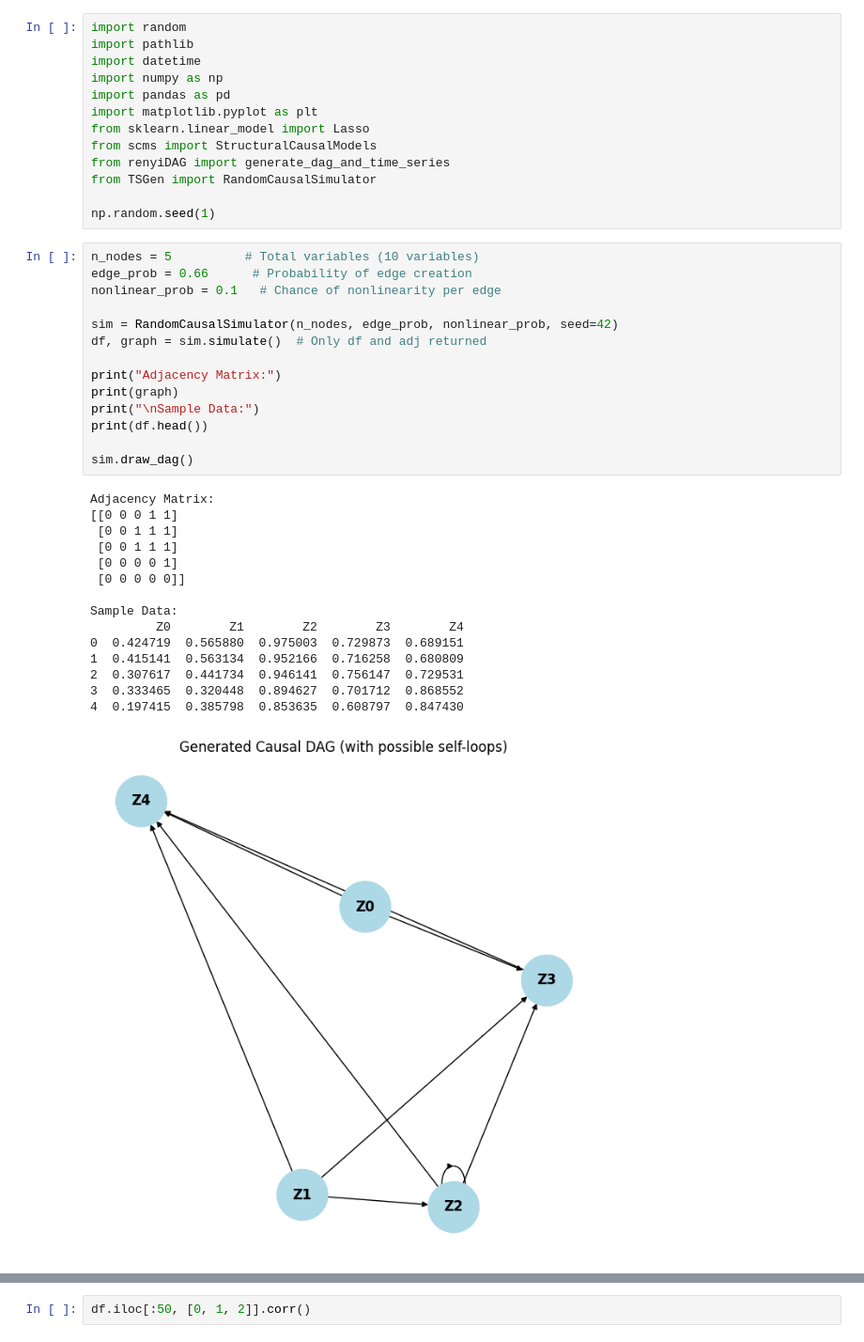
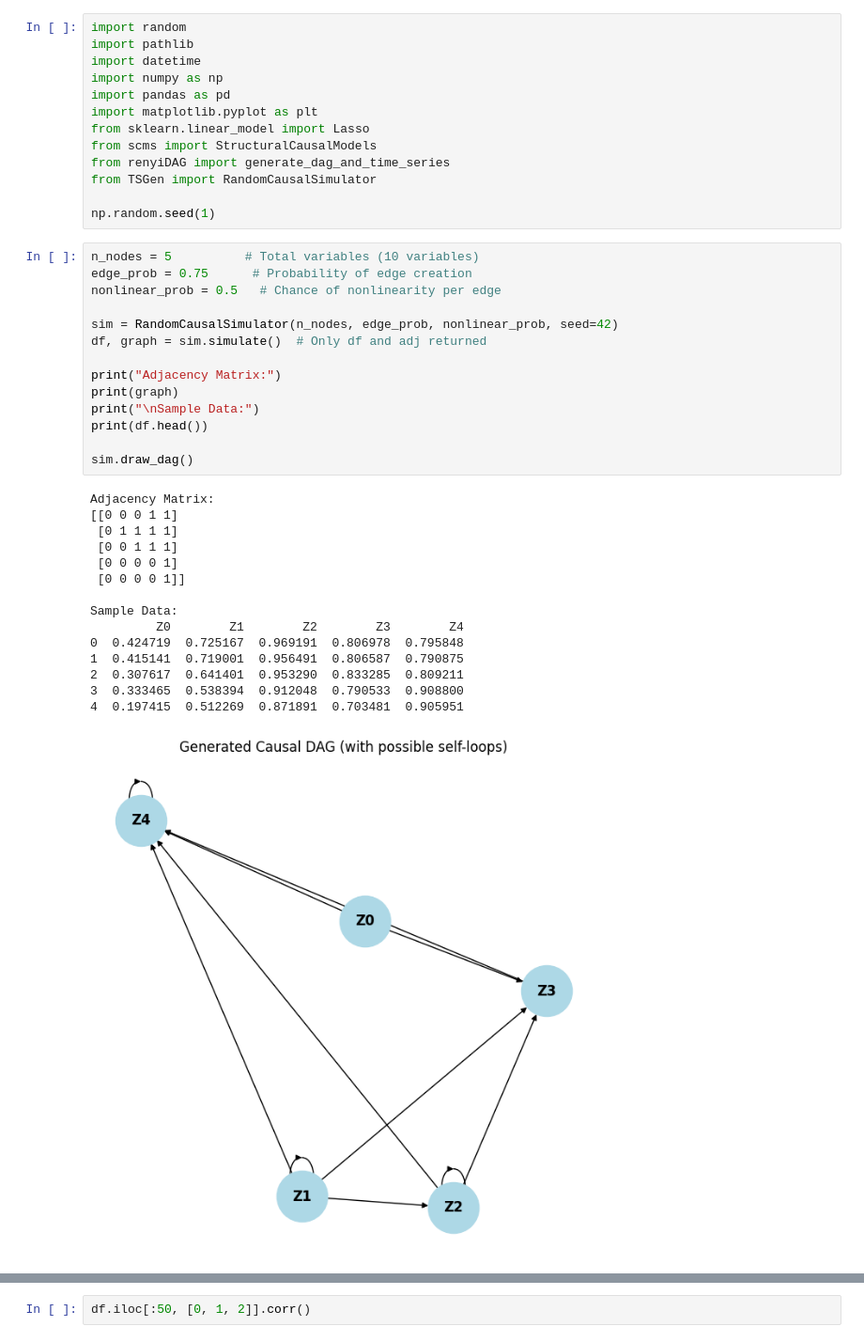
Before and after one commit to wasimahmadpk/cdmi, a Jupyter notebook: src/scms.ipynb, the cells around one changed output, grey strips where cells are left out. Shown at 94% size. Drawn from its saved outputs; the diff is of its cells as text.

```diff
--- a/src/scms.ipynb
+++ b/src/scms.ipynb
@@ -21,32 +21,32 @@ from TSGen import RandomCausalSimulator
 np.random.seed(1)
 # %%
 n_nodes = 5          # Total variables (10 variables)
-edge_prob = 0.66      # Probability of edge creation
-nonlinear_prob = 0.1   # Chance of nonlinearity per edge
+edge_prob = 0.75      # Probability of edge creation
+nonlinear_prob = 0.5   # Chance of nonlinearity per edge
 
 sim = RandomCausalSimulator(n_nodes, edge_prob, nonlinear_prob, seed=42)
 df, graph = sim.simulate()  # Only df and adj returned
 
 print("Adjacency Matrix:")
 print(graph)
 print("\nSample Data:")
 print(df.head())
 
 sim.draw_dag()
 # %% [output]
 Adjacency Matrix:
 [[0 0 0 1 1]
- [0 0 1 1 1]
+ [0 1 1 1 1]
  [0 0 1 1 1]
  [0 0 0 0 1]
- [0 0 0 0 0]]
+ [0 0 0 0 1]]
 
 Sample Data:
          Z0        Z1        Z2        Z3        Z4
-0  0.424719  0.565880  0.975003  0.729873  0.689151
-1  0.415141  0.563134  0.952166  0.716258  0.680809
-2  0.307617  0.441734  0.946141  0.756147  0.729531
-3  0.333465  0.320448  0.894627  0.701712  0.868552
-4  0.197415  0.385798  0.853635  0.608797  0.847430
+0  0.424719  0.725167  0.969191  0.806978  0.795848
+1  0.415141  0.719001  0.956491  0.806587  0.790875
+2  0.307617  0.641401  0.953290  0.833285  0.809211
+3  0.333465  0.538394  0.912048  0.790533  0.908800
+4  0.197415  0.512269  0.871891  0.703481  0.905951
-[figure, old version]
+[figure, new version]
 # %%
```
Also changed, not shown: parts of 1 cell of this notebook, 2 other files.
